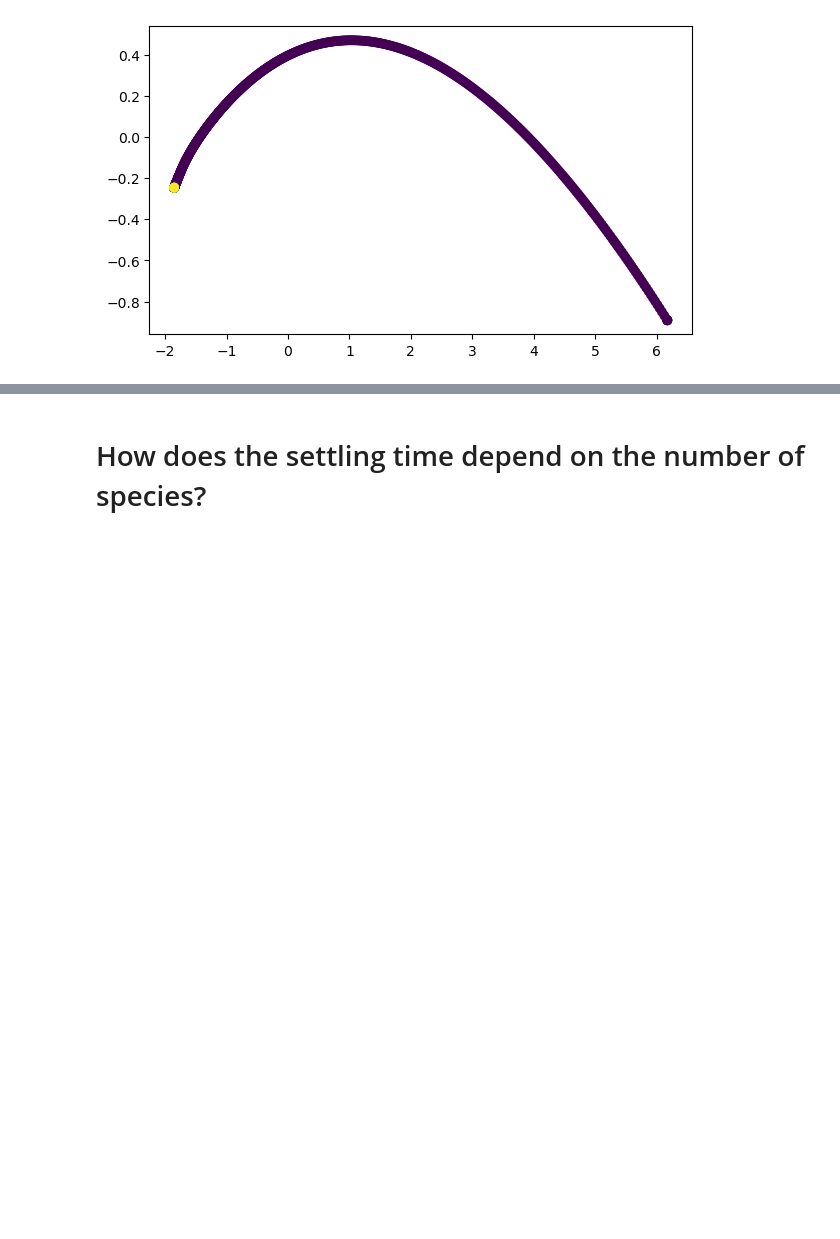
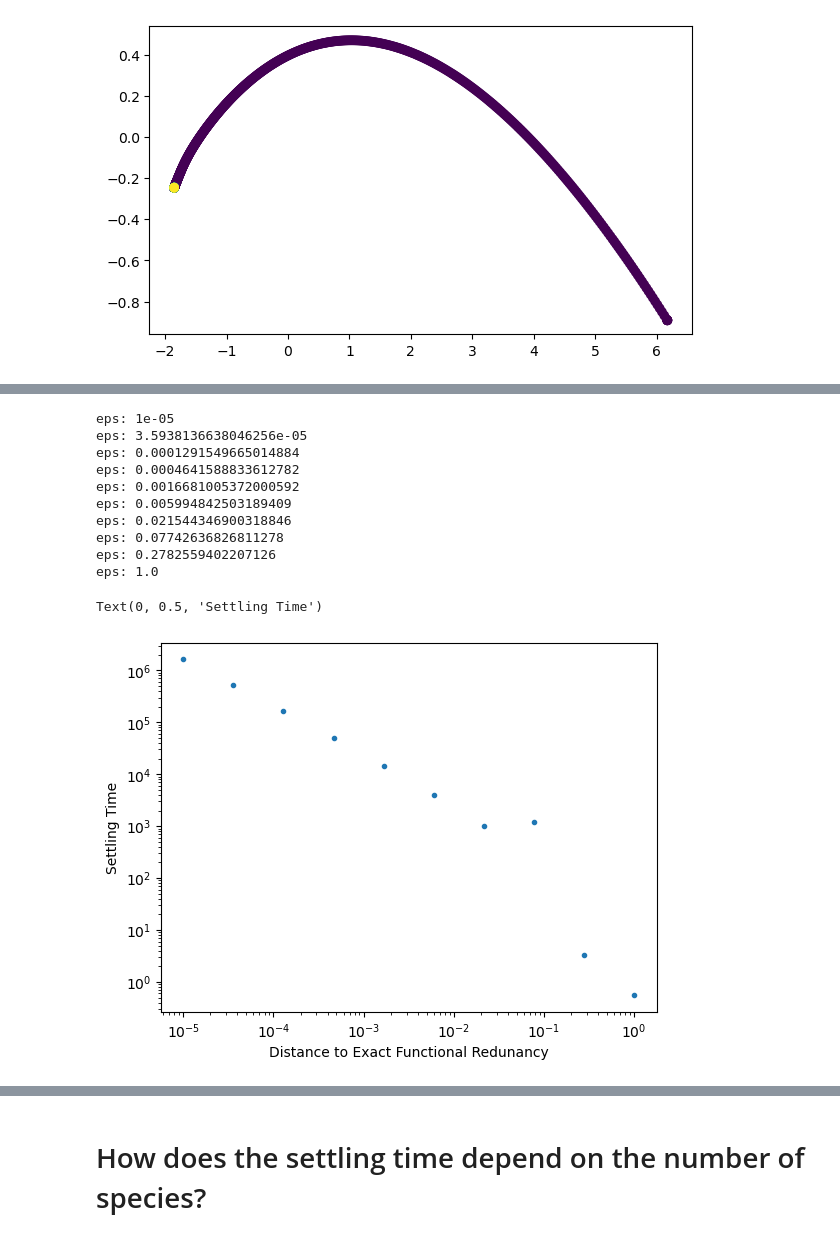
Before and after one commit to williamgilpin/illotka, a Jupyter notebook: demos.ipynb, the cells around one changed output, grey strips where cells are left out. Saved outputs shown, nothing was run; the diff lists cells and outputs as text; code cells hidden in the pictures; blank space fills up the shorter version.

```diff
--- a/demos.ipynb
+++ b/demos.ipynb
@@ -327,13 +334,14 @@ $$
 $$
 # %%
-def compute_settling_time(traj, eps=1e-6):
+def compute_settling_time(traj, tvals=None, eps=1e-6):
     """
     Compute the settling time from a multivariate time series.
     If the trajectory does not reach the steady-state within the integration time,
     return a NaN.
     """
     final_value = traj[-1]
-    final_index = np.where(np.linalg.norm((traj - final_value) / final_value, axis=1) < eps)[0]
+    scaled_distance = (np.linalg.norm(traj - final_value, axis=1)) / np.linalg.norm(traj, axis=1)
+    final_index = np.where(scaled_distance < eps)[0]
     if len(final_index) == 0:
         return np.nan
     else:
@@ -340,0 +352,32 @@ def compute_settling_time(traj, eps=1e-6):
+# %%
+
+tmax = 1e8
+
+n_val = 200
+ic = np.random.uniform(size=n_val)
+settling_times = []
+eps_vals = np.logspace(-5, 0, 10)
+for eps in eps_vals:
+    print(f"eps: {eps}")
+    eq = RandomLotkaVolterra(n_val, random_state=0, eps=eps,  sigma=2.0, d=4.5, kfrac=0.2, connectivity=0.05)
+    t, y = eq.integrate(tmax, ic)
+    tind = compute_settling_time(y)
+    settling_times.append(t[tind])
+
+
+plt.loglog(eps_vals, settling_times, '.')
+plt.xlabel("Distance to Exact Functional Redunancy")
+plt.ylabel("Settling Time")
+# %% [output]
+eps: 1e-05
+eps: 3.5938136638046256e-05
+eps: 0.0001291549665014884
+eps: 0.0004641588833612782
+eps: 0.0016681005372000592
+eps: 0.005994842503189409
+eps: 0.021544346900318846
+eps: 0.07742636826811278
+eps: 0.2782559402207126
+eps: 1.0
+Text(0, 0.5, 'Settling Time')
+[figure, added]
```
Also changed, not shown: parts of 11 cells of this notebook.
